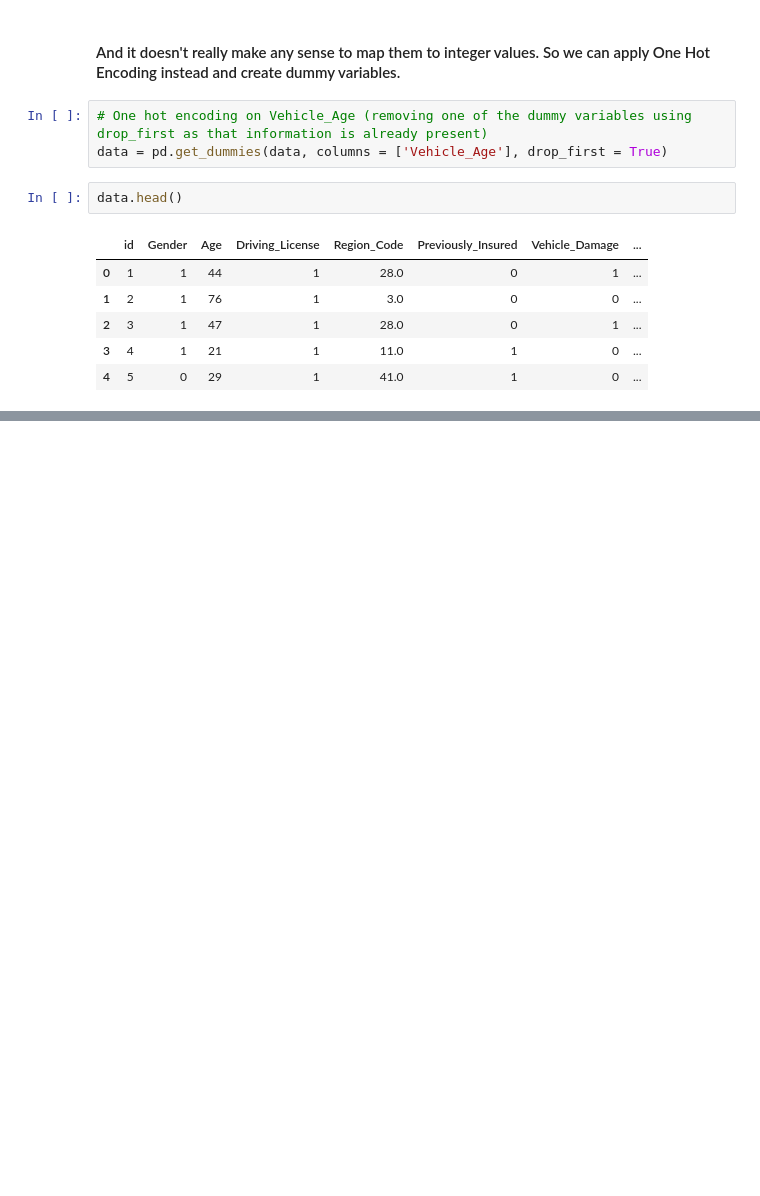
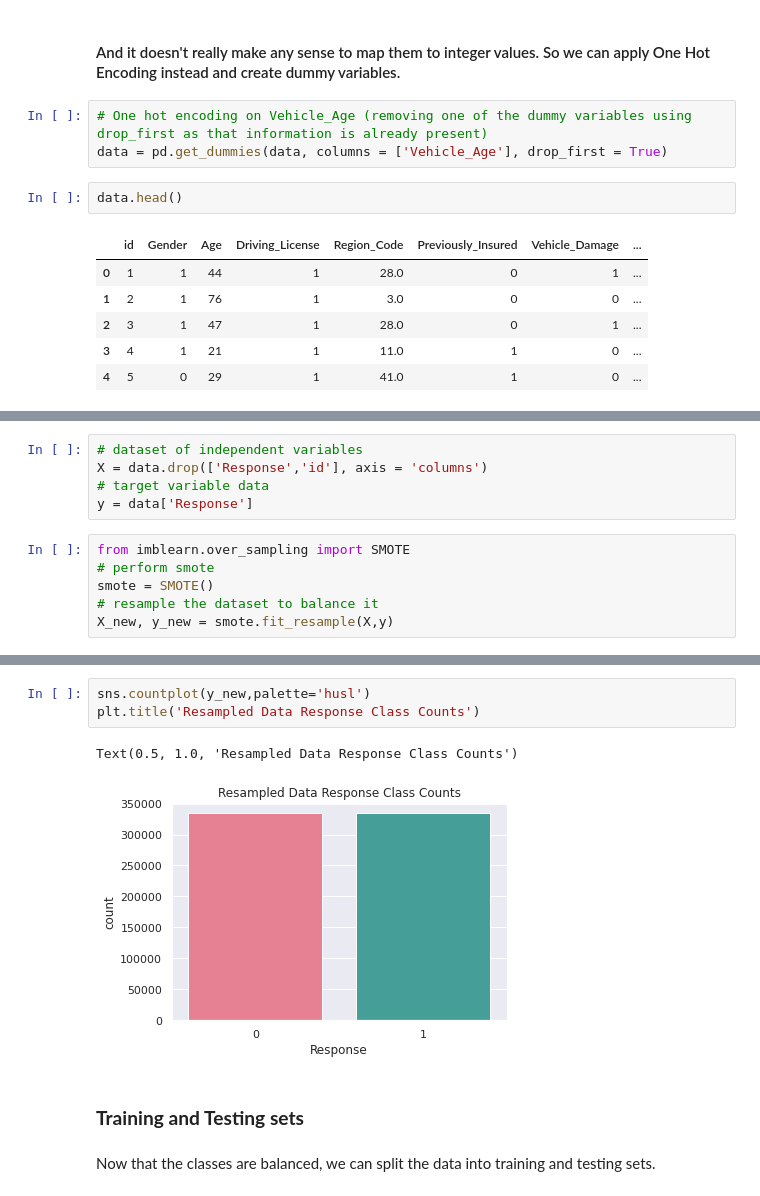
Before and after one commit to nihalhabeeb/Health_Insurance_Cross_Sell_Prediction, a Jupyter notebook: Health_Insurance_Cross_Sell_Prediction_Capstone_Project.ipynb, the cells around one changed output, grey strips where cells are left out. Saved outputs shown, nothing was run; the diff lists cells and outputs as text; blank space fills up the shorter version.

```diff
--- a/Health_Insurance_Cross_Sell_Prediction_Capstone_Project.ipynb
+++ b/Health_Insurance_Cross_Sell_Prediction_Capstone_Project.ipynb
@@ -633,0 +657,11 @@ data.head()
+# %%
+# dataset of independent variables
+X = data.drop(['Response','id'], axis = 'columns')
+# target variable data
+y = data['Response']
+# %%
+from imblearn.over_sampling import SMOTE
+# perform smote
+smote = SMOTE()
+# resample the dataset to balance it
+X_new, y_new = smote.fit_resample(X,y)
@@ -633,0 +682,10 @@ data.head()
+# %%
+sns.countplot(y_new,palette='husl')
+plt.title('Resampled Data Response Class Counts')
+# %% [output]
+Text(0.5, 1.0, 'Resampled Data Response Class Counts')
+[figure, added]
+# %% [markdown]
+### **Training and Testing sets**
+# %% [markdown]
+Now that the classes are balanced, we can split the data into training and testing sets.
```
Also changed, not shown: parts of 38 cells of this notebook.
